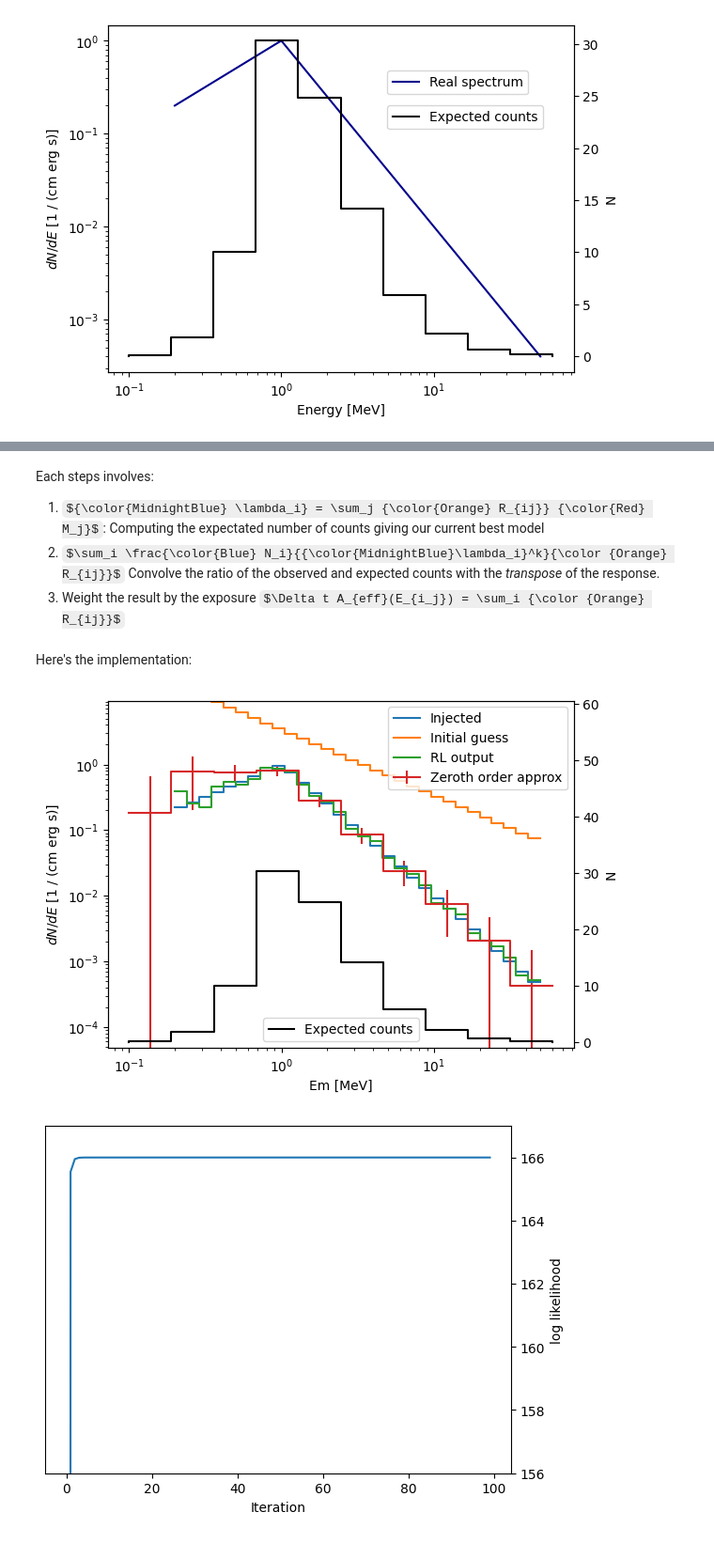
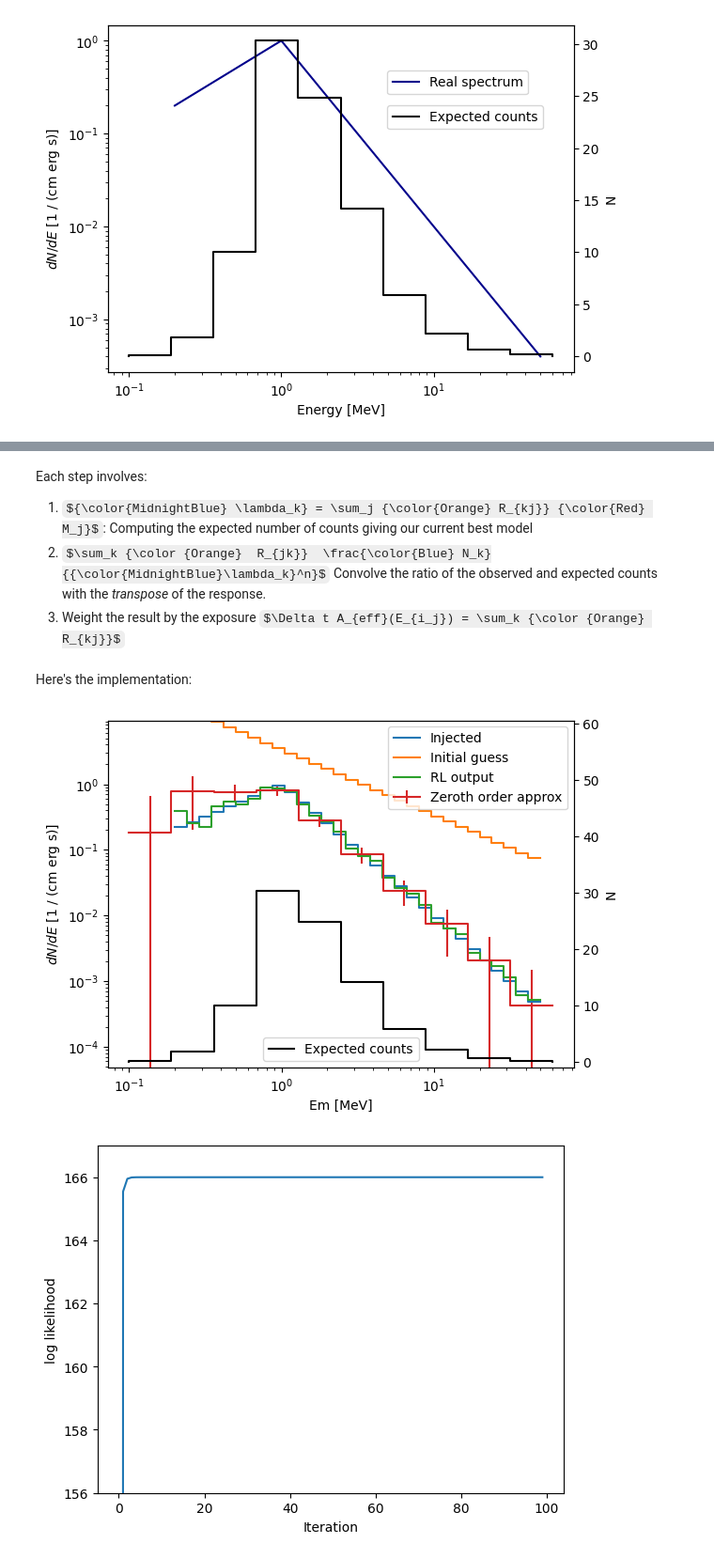
Before and after one commit to israelmcmc/gammaraytoys, a Jupyter notebook: docs/tutorials/05-binned_RL_spectrum.ipynb, the cells around one changed output, grey strips where cells are left out. Shown at 94% size. Cells and saved outputs as stored; diff of their text form; code cells hidden in the pictures; some formulas as TeX source.

```diff
--- a/docs/tutorials/05-binned_RL_spectrum.ipynb
+++ b/docs/tutorials/05-binned_RL_spectrum.ipynb
@@ -75,10 +75,10 @@ $${\color{red} M_j}^{k+1} = \frac{{\color{red} M_j}^k}{\sum_i {\color {Orange} R
 
 4. Repeat step 2 and 3 until the likelihood converges.
 # %% [markdown]
-Each steps involves:
-1. ${\color{MidnightBlue} \lambda_i} = \sum_j {\color{Orange} R_{ij}} {\color{Red} M_j}$: Computing the expectated number of counts giving our current best model
-2. $\sum_i \frac{\color{Blue} N_i}{{\color{MidnightBlue}\lambda_i}^k}{\color {Orange} R_{ij}}$ Convolve the ratio of the observed and expected counts with the _transpose_ of the response.
-3. Weight the result by the exposure $\Delta t A_{eff}(E_{i_j}) = \sum_i {\color {Orange} R_{ij}}$
+Each step involves:
+1. ${\color{MidnightBlue} \lambda_k} = \sum_j {\color{Orange} R_{kj}} {\color{Red} M_j}$: Computing the expected number of counts giving our current best model
+2. $\sum_k {\color {Orange}  R_{jk}}  \frac{\color{Blue} N_k}{{\color{MidnightBlue}\lambda_k}^n}$ Convolve the ratio of the observed and expected counts with the _transpose_ of the response.
+3. Weight the result by the exposure $\Delta t A_{eff}(E_{i_j}) = \sum_k {\color {Orange} R_{kj}}$
 # %% [markdown]
 Here's the implementation:
 # %%
@@ -90,14 +90,14 @@ from copy import deepcopy
 # In order to get a sense of what to expect "on average" we'll
 # ignore fluctuations for now and will set the data --the arrays
 # of counts on each bin N_k-- exactly to <N_k>
-# In the excersize below you'll uncomment the Poisson fluctuations
+# In the exercise below you'll uncomment the Poisson fluctuations
 # and see what happens.
 data = deepcopy(expected_signal_counts)
 
-# Uncomment the following line for the excersize
+# Uncomment the following line for the exercise
 # data[:] = np.random.poisson(data.contents)
 
-# For reference, let's compute the O-th order approximation, same
+# For reference, let's compute the O-th order approximation, the same
 # as last time
 approx_flux = Histogram(data.axis, data.contents, sumw2 = data.contents)
 approx_flux /= duration # Per time
@@ -119,14 +119,14 @@ R_j = response.effective_area().contents * duration # This is the total exposure
 M_j = model.contents
 N_i = data.contents
 
-# Array to keep track of the likelihood for each iteration
+# Array to keep track of the likelihood of each iteration
 log_like = []
 
 # RL iterative loop
 niter = 100
 for t in range(niter):
 
-    # Compute the expectated number of counts giving our current best model
+    # Compute the expected number of counts giving our current best model
     expectation = np.dot(R_ij, M_j)
 
     # Compute the corresponding likelihood
@@ -167,35 +167,33 @@ spect_tot_binned_density = (spect_tot_binned/spect_tot_binned.axis.widths).to(y_
 model_0_density = (model_0/model_0.axis.widths).to(y_units)
 model_density = (model/model.axis.widths).to(y_units)
 approx_flux_density = (approx_flux/approx_flux.axis.widths).to(y_units)
 
 # Plot
 spect_tot_binned_density.plot(ax, label = "Injected")
 model_0_density.plot(ax, label = "Initial guess")
 model_density.plot(ax, label = "RL output")
 approx_flux_density.plot(ax, label = "Zeroth order approx", errorbars = True)
 
 # Beautify it
 ax.set_yscale('log')
 ax.set_ylabel(f'$dN/dE$ [{y_units}]')
 ax.legend(loc = 'upper right')
 ax.set_ylim(.1*np.min(spect_tot_binned_density.contents.value), 10*np.max(spect_tot_binned_density.contents.value))
 
 # Observed counts on the right
 axr = ax.twinx()
 expected_signal_counts.plot(axr, color = 'black', label = 'Expected counts')
 axr.set_ylabel("N")
 axr.set_ylim(-1, 2*np.max(expected_signal_counts))
 axr.legend(loc = 'lower center');
 
 # Likelihood evolution, on the right
 fig,ax = plt.subplots()
 ax.plot(log_like)
 ax.set_ylim(np.max(log_like) - 10, np.max(log_like)+1)
 ax.set_ylabel('log likelihood')
-ax.set_xlabel('Iteration')
-ax.yaxis.tick_right()
-ax.yaxis.set_label_position('right')
+ax.set_xlabel('Iteration');
 # %% [output]
 [figure]
-[figure, old version]
+[figure, new version]
 # %% [markdown]
```
Also changed, not shown: parts of 7 cells of this notebook, 5 other files.
